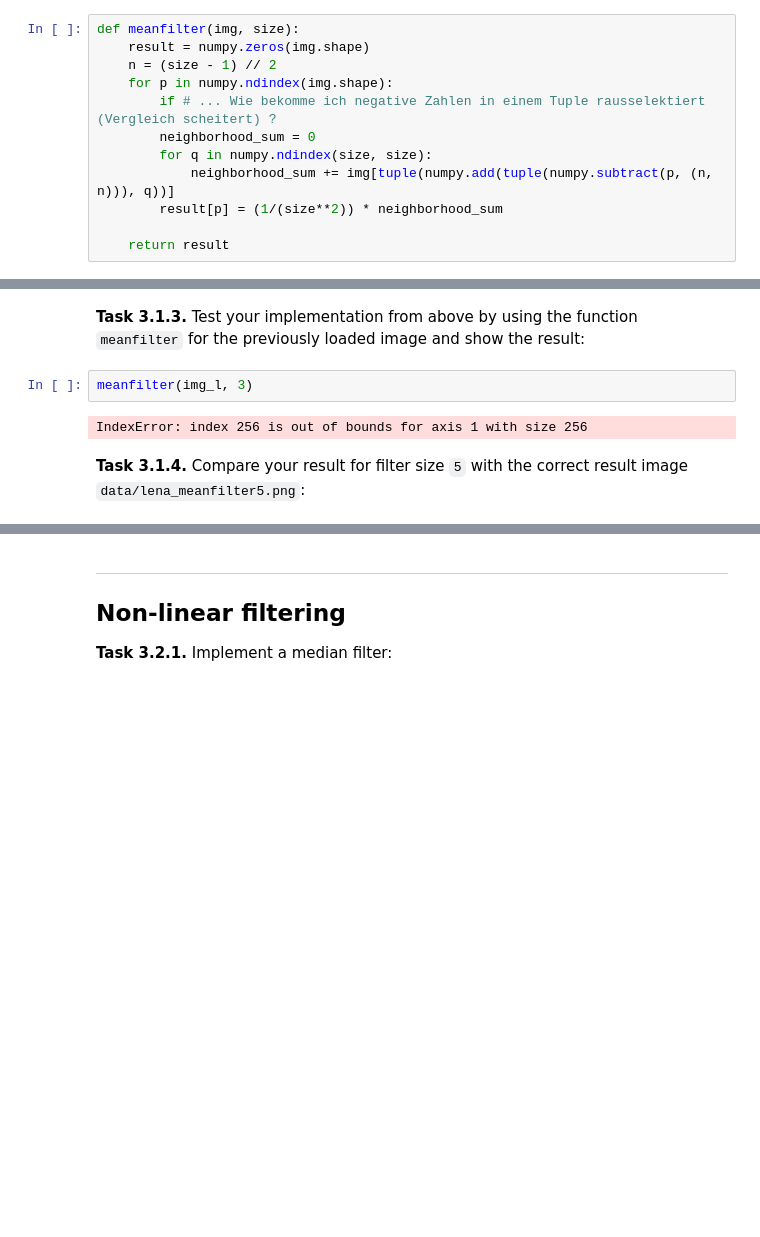
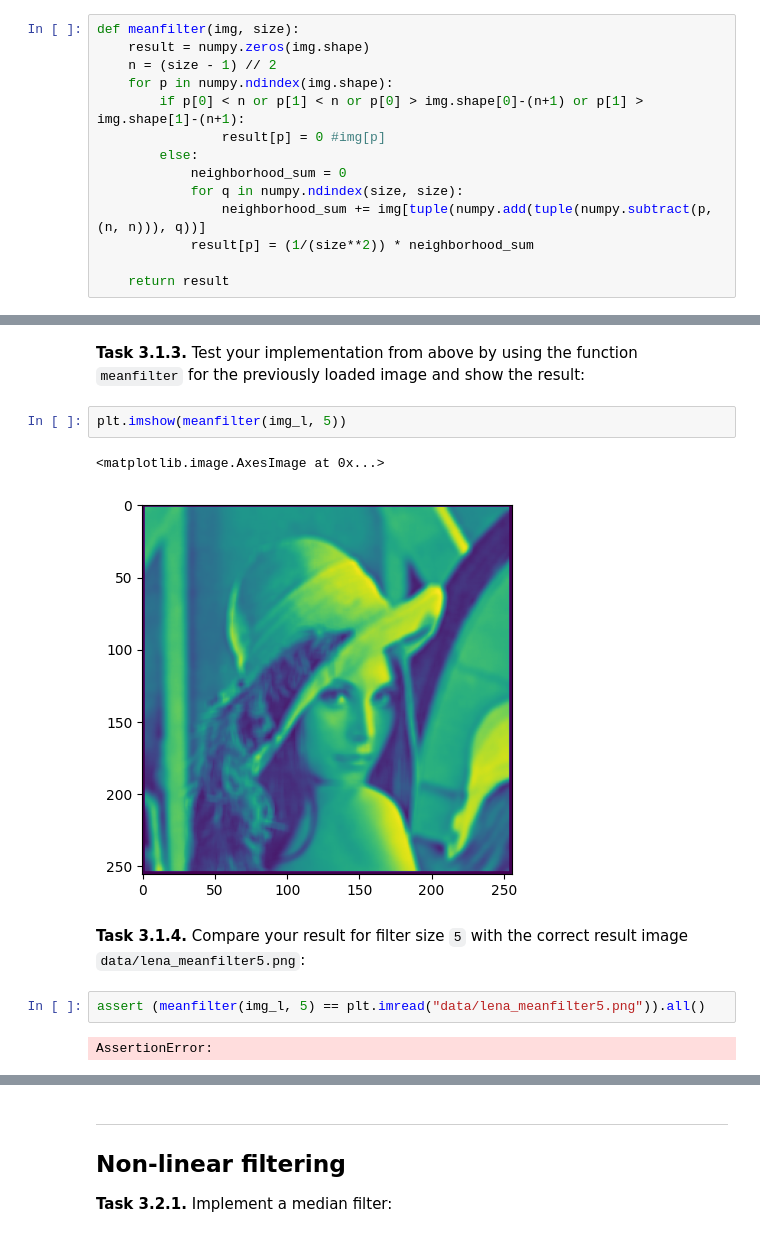
Before and after one commit to Recent-shneedle/mobi-fs3-python, a Jupyter notebook: task3.ipynb, the cells around one changed output, grey strips where cells are left out. Cells and saved outputs as stored; diff of their text form; blank space fills up the shorter version.

```diff
--- a/task3.ipynb
+++ b/task3.ipynb
@@ -22,11 +22,13 @@ def meanfilter(img, size):
     result = numpy.zeros(img.shape)
     n = (size - 1) // 2
     for p in numpy.ndindex(img.shape):
-        if # ... Wie bekomme ich negative Zahlen in einem Tuple rausselektiert (Vergleich scheitert) ?
-        neighborhood_sum = 0
-        for q in numpy.ndindex(size, size):
-            neighborhood_sum += img[tuple(numpy.add(tuple(numpy.subtract(p, (n, n))), q))]
-        result[p] = (1/(size**2)) * neighborhood_sum
+        if p[0] < n or p[1] < n or p[0] > img.shape[0]-(n+1) or p[1] > img.shape[1]-(n+1):
+                result[p] = 0 #img[p]
+        else:
+            neighborhood_sum = 0
+            for q in numpy.ndindex(size, size):
+                neighborhood_sum += img[tuple(numpy.add(tuple(numpy.subtract(p, (n, n))), q))]
+            result[p] = (1/(size**2)) * neighborhood_sum
 
     return result
 # %%
@@ -51,9 +53,14 @@ print(test[p[0]])
 [0. 0. 0. 0. 0. 0. 0. 0. 7.]
 # %% [markdown]
 **<a id="#">Task 3.1.3.</a>** Test your implementation from above by using the function `meanfilter` for the previously loaded image and show the result:
-# %%
-meanfilter(img_l, 3)
-# %% [output]
-IndexError: index 256 is out of bounds for axis 1 with size 256
+# %%
+plt.imshow(meanfilter(img_l, 5))
+# %% [output]
+<matplotlib.image.AxesImage at 0x...>
+[figure, added]
 # %% [markdown]
 **<a id="#">Task 3.1.4.</a>** Compare your result for filter size `5` with the correct result image `data/lena_meanfilter5.png`:
+# %%
+assert (meanfilter(img_l, 5) == plt.imread("data/lena_meanfilter5.png")).all()
+# %% [output]
+AssertionError:
```
Also changed, not shown: parts of 3 cells of this notebook.
